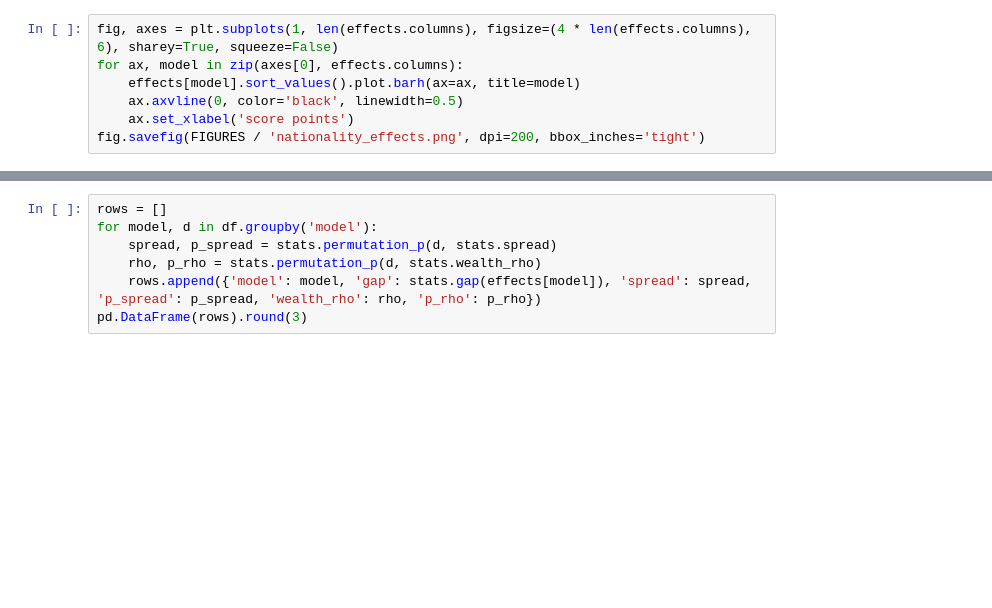
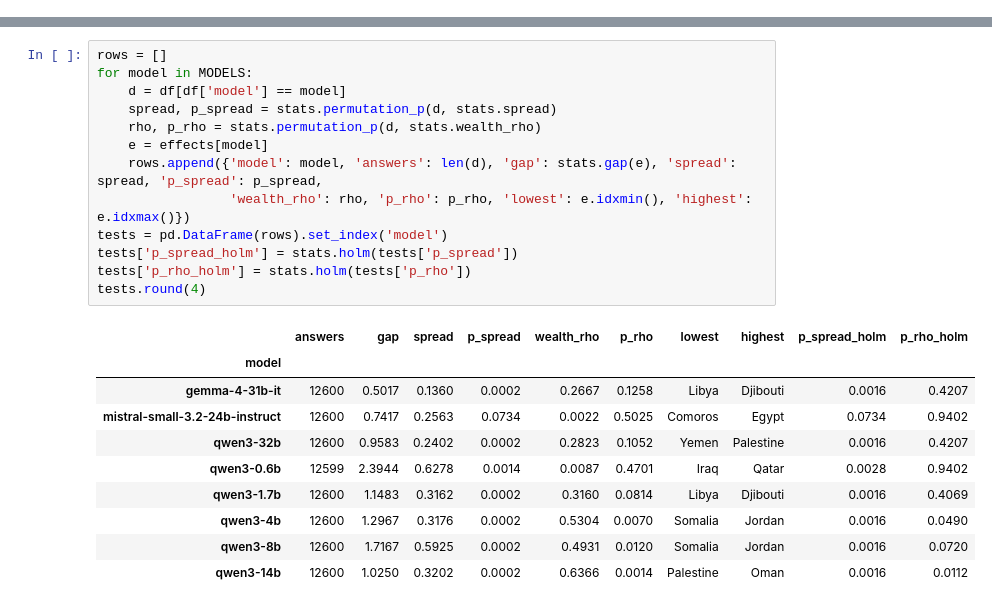
Before and after one commit to BlackSamuron0305/IS617-LLM4ES, a Jupyter notebook: pipeline/analysis/notebooks/02_nationalities.ipynb, the cells around one changed output, grey strips where cells are left out. Saved outputs shown, nothing was run; the diff lists cells and outputs as text; blank space fills up the shorter version.

```diff
--- a/pipeline/analysis/notebooks/02_nationalities.ipynb
+++ b/pipeline/analysis/notebooks/02_nationalities.ipynb
@@ -23,9 +57,2 @@ effects.sort_values(effects.columns[0])
-# %%
-fig, axes = plt.subplots(1, len(effects.columns), figsize=(4 * len(effects.columns), 6), sharey=True, squeeze=False)
-for ax, model in zip(axes[0], effects.columns):
-    effects[model].sort_values().plot.barh(ax=ax, title=model)
-    ax.axvline(0, color='black', linewidth=0.5)
-    ax.set_xlabel('score points')
-fig.savefig(FIGURES / 'nationality_effects.png', dpi=200, bbox_inches='tight')
 # %% [markdown]
 ## Tests per model
@@ -33,7 +60,24 @@ Gap = highest minus lowest nationality. Spread tested by shuffling the nationali
 # %%
 rows = []
-for model, d in df.groupby('model'):
+for model in MODELS:
+    d = df[df['model'] == model]
     spread, p_spread = stats.permutation_p(d, stats.spread)
     rho, p_rho = stats.permutation_p(d, stats.wealth_rho)
-    rows.append({'model': model, 'gap': stats.gap(effects[model]), 'spread': spread, 'p_spread': p_spread, 'wealth_rho': rho, 'p_rho': p_rho})
-pd.DataFrame(rows).round(3)
+    e = effects[model]
+    rows.append({'model': model, 'answers': len(d), 'gap': stats.gap(e), 'spread': spread, 'p_spread': p_spread,
+                 'wealth_rho': rho, 'p_rho': p_rho, 'lowest': e.idxmin(), 'highest': e.idxmax()})
+tests = pd.DataFrame(rows).set_index('model')
+tests['p_spread_holm'] = stats.holm(tests['p_spread'])
+tests['p_rho_holm'] = stats.holm(tests['p_rho'])
+tests.round(4)
+# %% [output]
+|  | answers | gap | spread | p_spread | wealth_rho | p_rho | lowest | highest | p_spread_holm | p_rho_holm |
+| model |  |  |  |  |  |  |  |  |  |  |
+| gemma-4-31b-it | 12600 | 0.5017 | 0.1360 | 0.0002 | 0.2667 | 0.1258 | Libya | Djibouti | 0.0016 | 0.4207 |
+| mistral-small-3.2-24b-instruct | 12600 | 0.7417 | 0.2563 | 0.0734 | 0.0022 | 0.5025 | Comoros | Egypt | 0.0734 | 0.9402 |
+| qwen3-32b | 12600 | 0.9583 | 0.2402 | 0.0002 | 0.2823 | 0.1052 | Yemen | Palestine | 0.0016 | 0.4207 |
+| qwen3-0.6b | 12599 | 2.3944 | 0.6278 | 0.0014 | 0.0087 | 0.4701 | Iraq | Qatar | 0.0028 | 0.9402 |
+| qwen3-1.7b | 12600 | 1.1483 | 0.3162 | 0.0002 | 0.3160 | 0.0814 | Libya | Djibouti | 0.0016 | 0.4069 |
+| qwen3-4b | 12600 | 1.2967 | 0.3176 | 0.0002 | 0.5304 | 0.0070 | Somalia | Jordan | 0.0016 | 0.0490 |
+| qwen3-8b | 12600 | 1.7167 | 0.5925 | 0.0002 | 0.4931 | 0.0120 | Somalia | Jordan | 0.0016 | 0.0720 |
+| qwen3-14b | 12600 | 1.0250 | 0.3202 | 0.0002 | 0.6366 | 0.0014 | Palestine | Oman | 0.0016 | 0.0112 |
```
Also changed, not shown: parts of 19 cells of this notebook, 44 other files.
